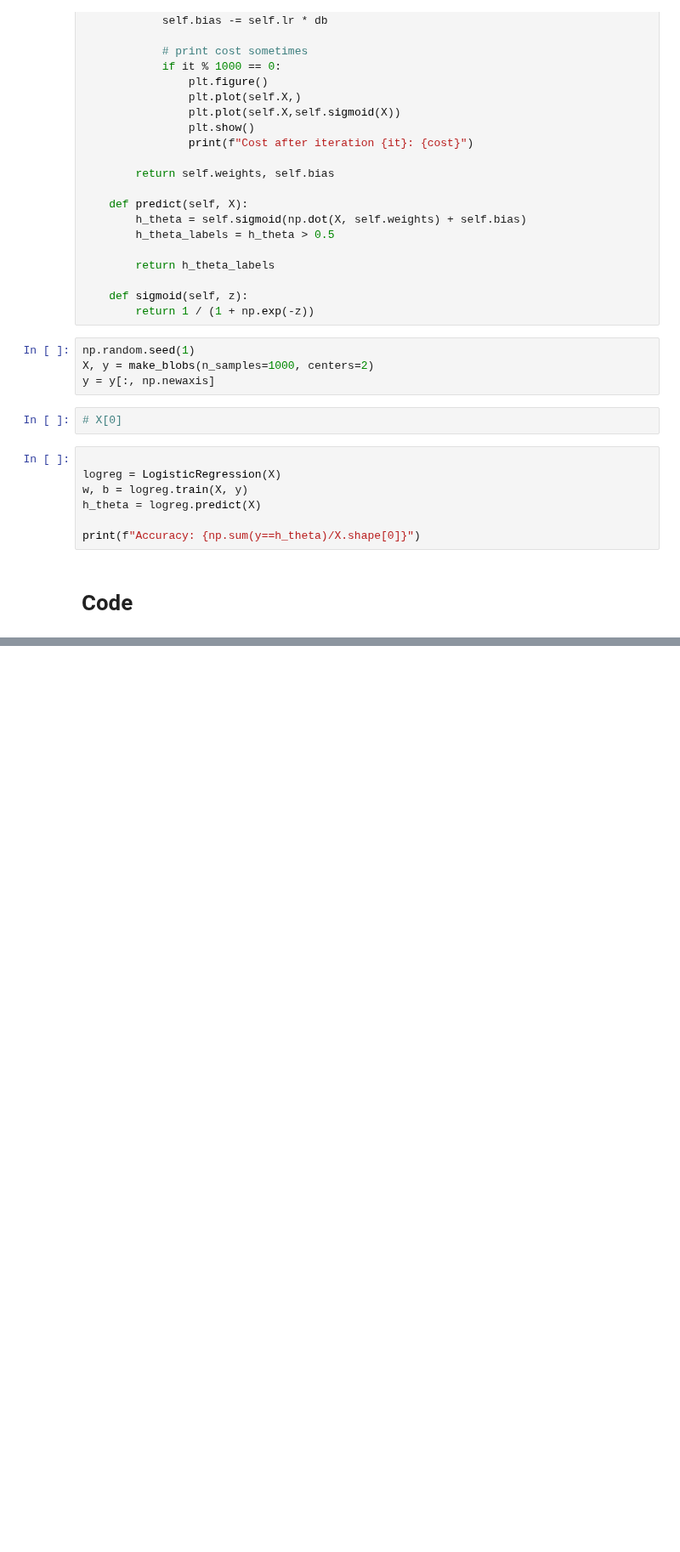
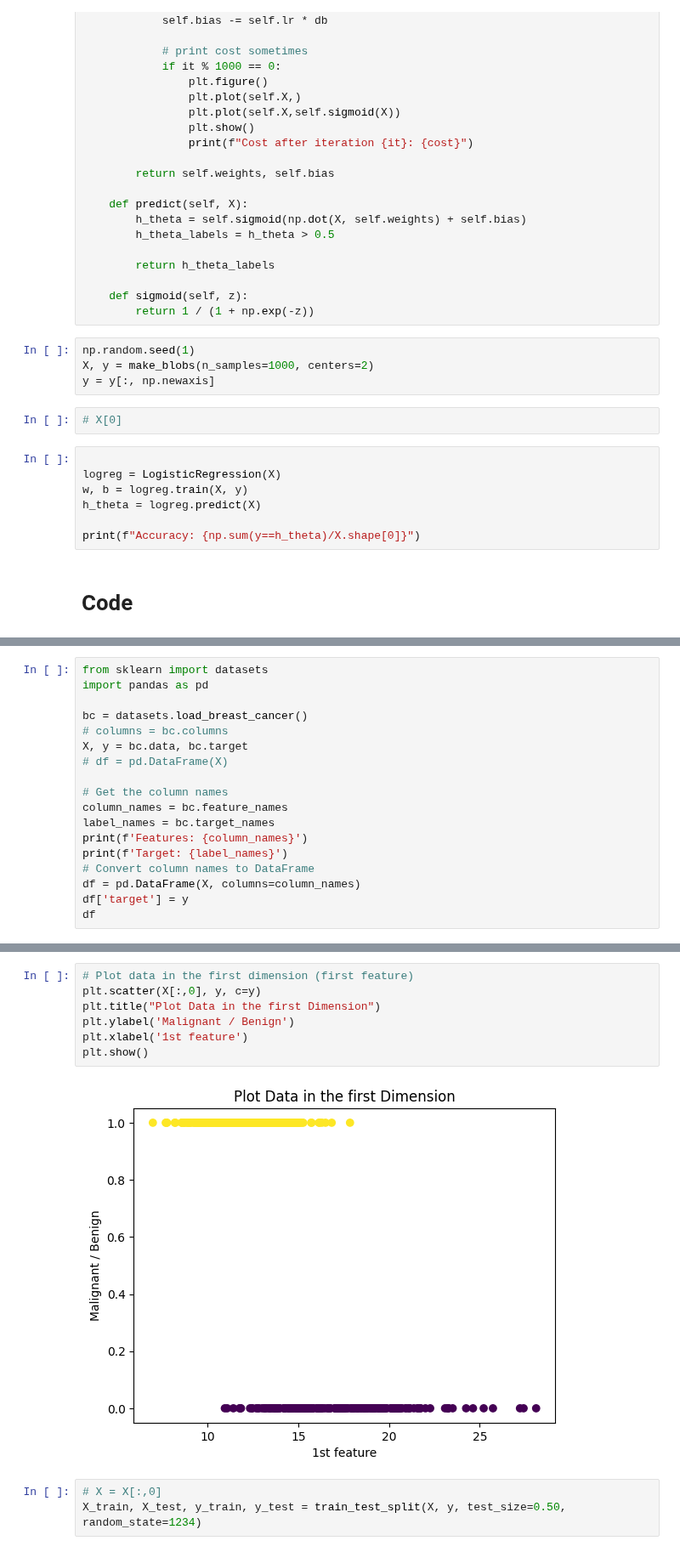
Before and after one commit to barzansaeedpour/foundations-of-machine-learning, a Jupyter notebook: 02_Supervised Learning/02_classification/Logistic Regression/01_logistic_regression_from_scratch.ipynb, the cells around one changed output, grey strips where cells are left out. Shown at 85% size. Drawn from its saved outputs; the diff is of its cells as text; blank space fills up the shorter version.

```diff
--- a/02_Supervised Learning/02_classification/Logistic Regression/01_logistic_regression_from_scratch.ipynb
+++ b/02_Supervised Learning/02_classification/Logistic Regression/01_logistic_regression_from_scratch.ipynb
@@ -668,0 +682,18 @@ Accuracy: 0.9866666666666667
+# %%
+from sklearn import datasets
+import pandas as pd
+
+bc = datasets.load_breast_cancer()
+# columns = bc.columns
+X, y = bc.data, bc.target
+# df = pd.DataFrame(X)
+
+# Get the column names
+column_names = bc.feature_names
+label_names = bc.target_names
+print(f'Features: {column_names}')
+print(f'Target: {label_names}')
+# Convert column names to DataFrame
+df = pd.DataFrame(X, columns=column_names)
+df['target'] = y
+df
@@ -668,0 +724,12 @@ Accuracy: 0.9866666666666667
+# %%
+# Plot data in the first dimension (first feature)
+plt.scatter(X[:,0], y, c=y)
+plt.title("Plot Data in the first Dimension")
+plt.ylabel('Malignant / Benign')
+plt.xlabel('1st feature')
+plt.show()
+# %% [output]
+[figure, added]
+# %%
+# X = X[:,0]
+X_train, X_test, y_train, y_test = train_test_split(X, y, test_size=0.50, random_state=1234)
```
Also changed, not shown: parts of 10 cells of this notebook.
